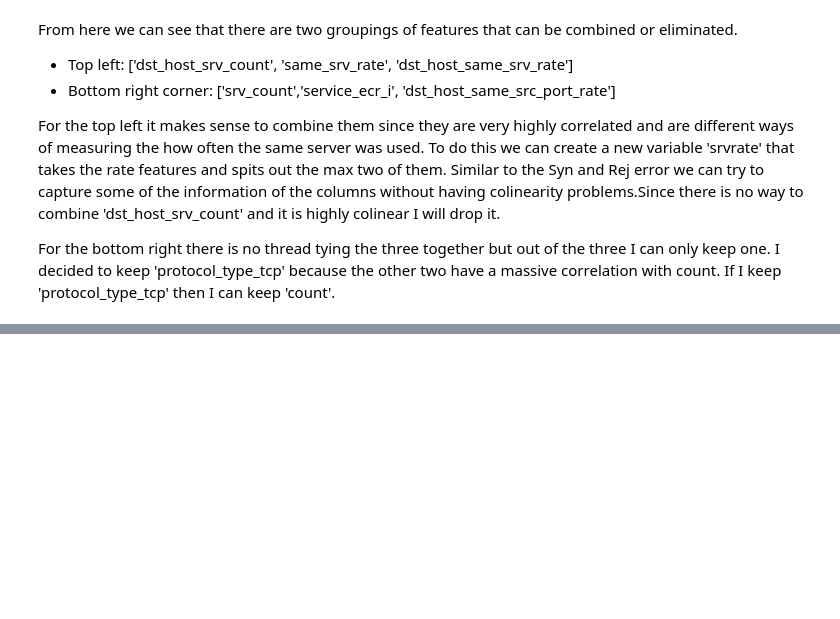
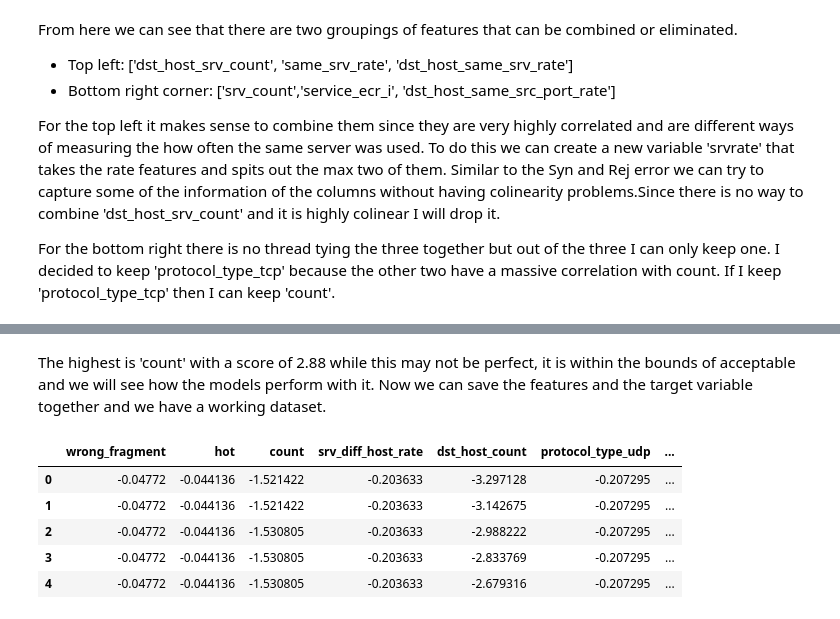
Before and after one commit to Jewdah18/Network-Intrusions, a Jupyter notebook: notebooks/Data Wrangling.ipynb, the cells around one changed output, grey strips where cells are left out. Drawn from its saved outputs; the diff is of its cells as text; code cells hidden in the pictures; blank space fills up the shorter version.

```diff
--- a/notebooks/Data Wrangling.ipynb
+++ b/notebooks/Data Wrangling.ipynb
@@ -327,2 +396,14 @@ sns.heatmap(lasso_df_features.corr())
+# %% [markdown]
+The highest is 'count' with a score of 2.88 while this may not be perfect, it is within the bounds of acceptable and we will see how the models perform with it. Now we can save the features and the target variable together and we have a working dataset.
+# %%
+processed_data = pd.concat([lasso_df_features, data['labels']], axis = 1)
+processed_data.head()
+# %% [output]
+|  | wrong_fragment | hot | count | srv_diff_host_rate | dst_host_count | protocol_type_udp | ... |
+| 0 | -0.04772 | -0.044136 | -1.521422 | -0.203633 | -3.297128 | -0.207295 | ... |
+| 1 | -0.04772 | -0.044136 | -1.521422 | -0.203633 | -3.142675 | -0.207295 | ... |
+| 2 | -0.04772 | -0.044136 | -1.530805 | -0.203633 | -2.988222 | -0.207295 | ... |
+| 3 | -0.04772 | -0.044136 | -1.530805 | -0.203633 | -2.833769 | -0.207295 | ... |
+| 4 | -0.04772 | -0.044136 | -1.530805 | -0.203633 | -2.679316 | -0.207295 | ... |
 # %%
 # Store the path in a variable so that it is easy to use
```
Also changed, not shown: parts of 40 cells of this notebook.
